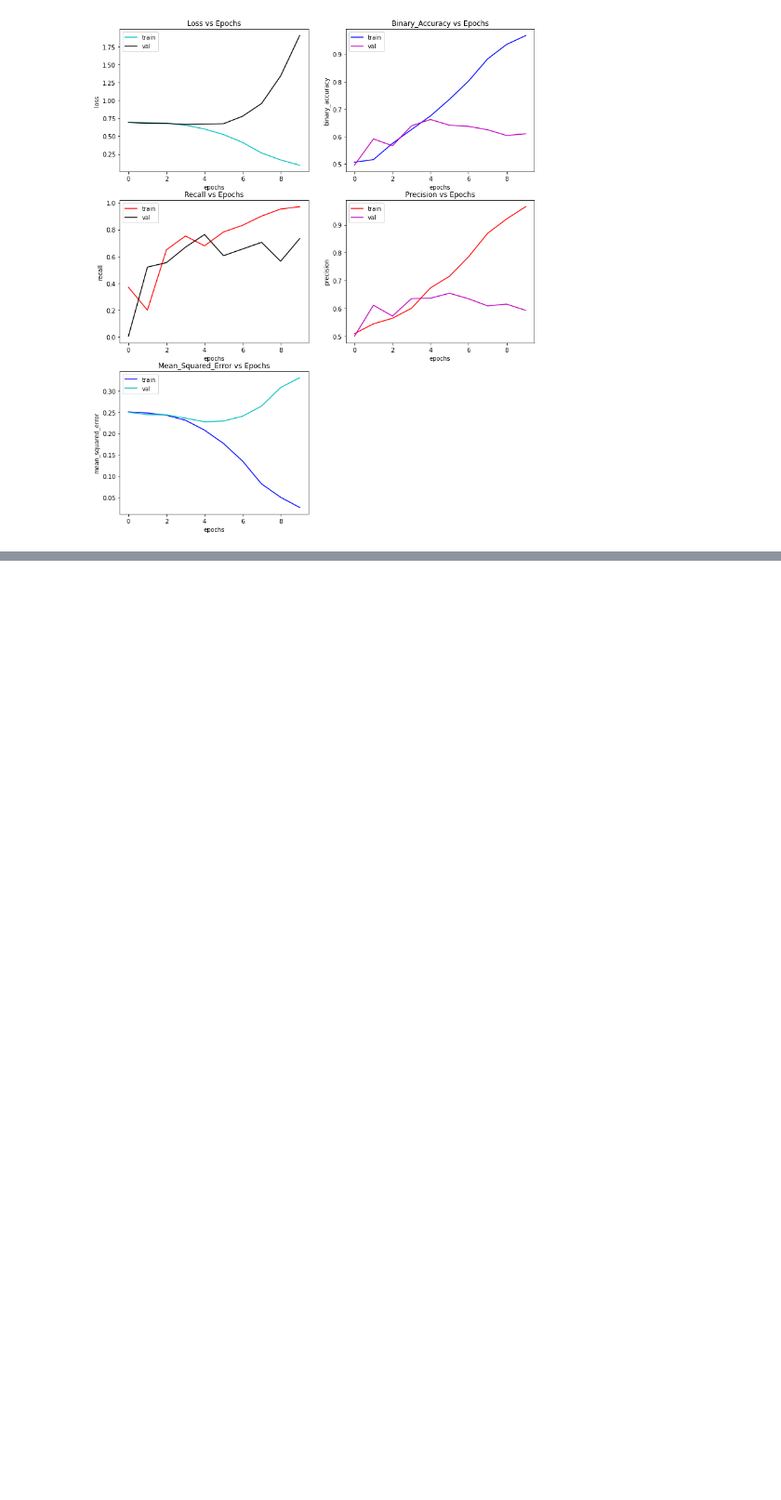
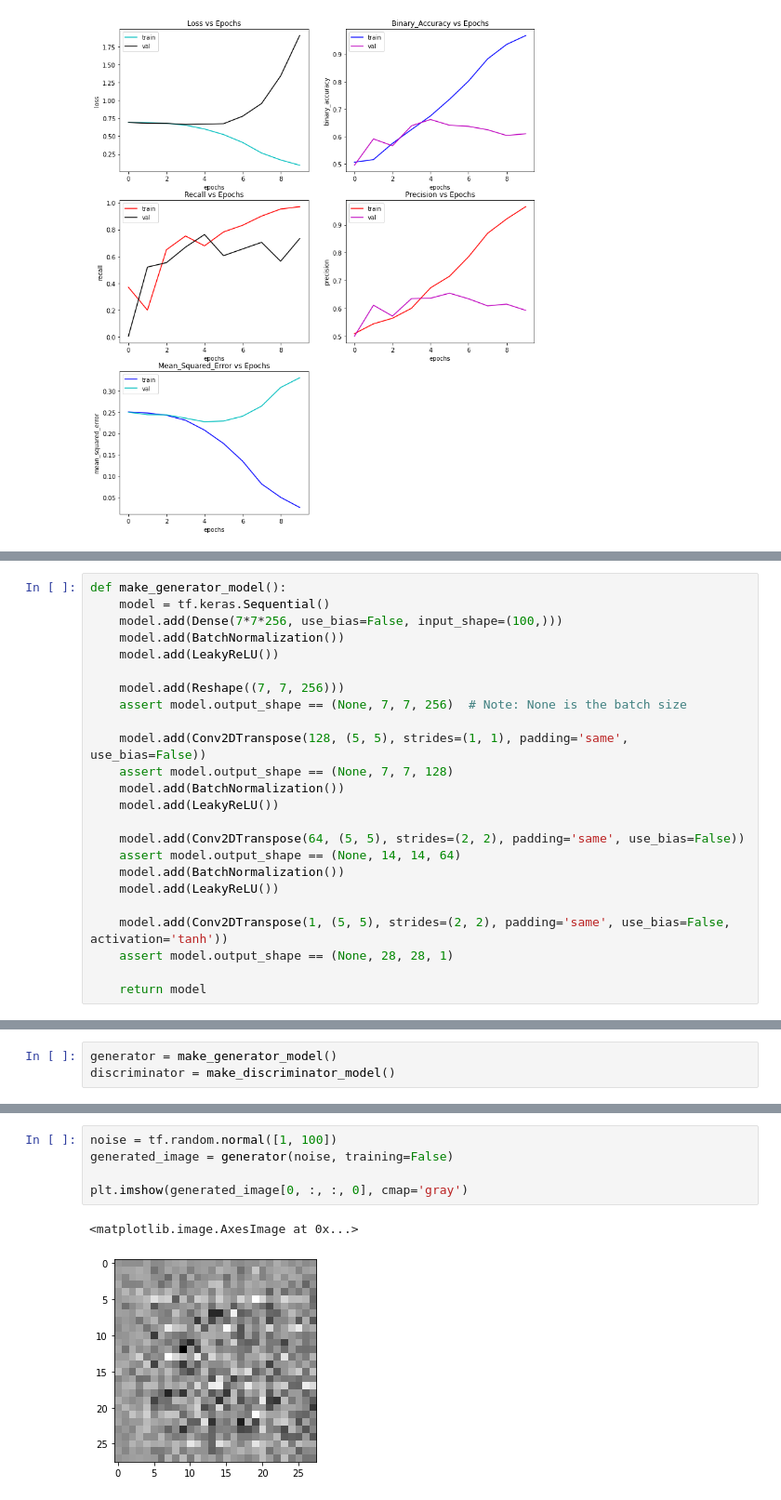
Before and after one commit to charbel-a-hC/ups-mv-gans, a Jupyter notebook: GANS_Project_Charbel_Abi_Hana.ipynb, the cells around one changed output, grey strips where cells are left out. Shown: that part at 93% size. Drawn from its saved outputs; the diff is of its cells as text; blank space fills up the shorter version.

```diff
--- a/GANS_Project_Charbel_Abi_Hana.ipynb
+++ b/GANS_Project_Charbel_Abi_Hana.ipynb
@@ -295,0 +453,24 @@ show_metrics_classification(cats_dogs_classifier.history)
+# %%
+def make_generator_model():
+    model = tf.keras.Sequential()
+    model.add(Dense(7*7*256, use_bias=False, input_shape=(100,)))
+    model.add(BatchNormalization())
+    model.add(LeakyReLU())
+
+    model.add(Reshape((7, 7, 256)))
+    assert model.output_shape == (None, 7, 7, 256)  # Note: None is the batch size
+
+    model.add(Conv2DTranspose(128, (5, 5), strides=(1, 1), padding='same', use_bias=False))
+    assert model.output_shape == (None, 7, 7, 128)
+    model.add(BatchNormalization())
+    model.add(LeakyReLU())
+
+    model.add(Conv2DTranspose(64, (5, 5), strides=(2, 2), padding='same', use_bias=False))
+    assert model.output_shape == (None, 14, 14, 64)
+    model.add(BatchNormalization())
+    model.add(LeakyReLU())
+
+    model.add(Conv2DTranspose(1, (5, 5), strides=(2, 2), padding='same', use_bias=False, activation='tanh'))
+    assert model.output_shape == (None, 28, 28, 1)
+
+    return model
@@ -295,0 +504,3 @@ show_metrics_classification(cats_dogs_classifier.history)
+# %%
+generator = make_generator_model()
+discriminator = make_discriminator_model()
@@ -295,0 +588,8 @@ show_metrics_classification(cats_dogs_classifier.history)
+# %%
+noise = tf.random.normal([1, 100])
+generated_image = generator(noise, training=False)
+
+plt.imshow(generated_image[0, :, :, 0], cmap='gray')
+# %% [output]
+<matplotlib.image.AxesImage at 0x...>
+[figure, added]
```
Also changed, not shown: parts of 28 cells of this notebook, 4 other files.
